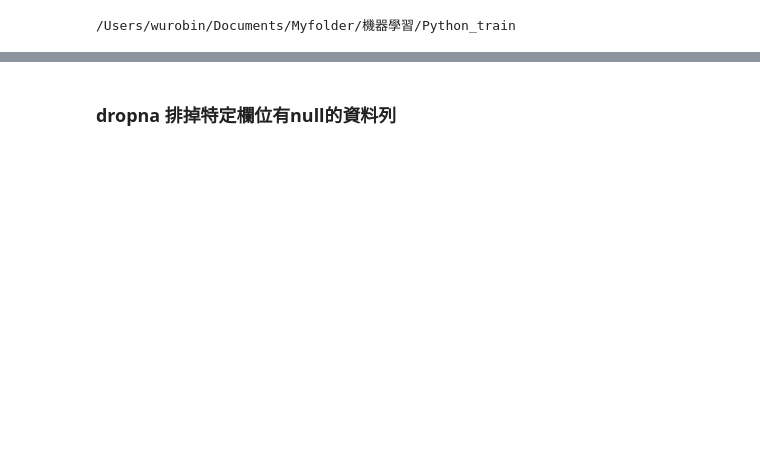
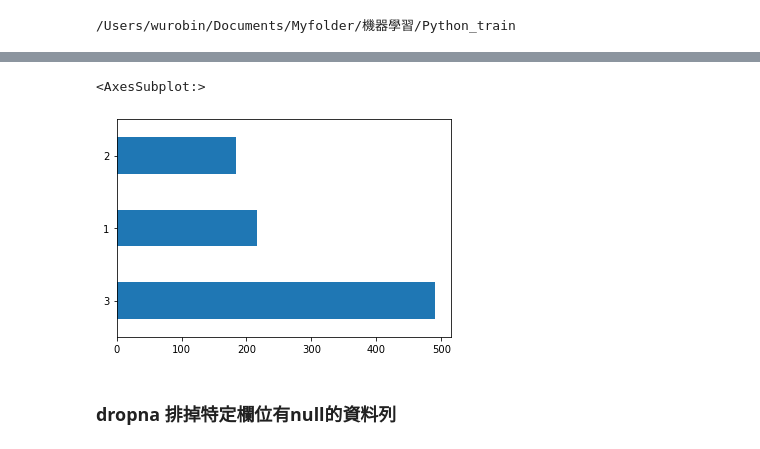
Before and after one commit to rvnkoiceygtq/Python, a Jupyter notebook: Titanic_regression.ipynb, the cells around one changed output, grey strips where cells are left out. Drawn from its saved outputs; the diff is of its cells as text; code cells hidden in the pictures; blank space fills up the shorter version.

```diff
--- a/Titanic_regression.ipynb
+++ b/Titanic_regression.ipynb
@@ -54,3 +251,9 @@ memory usage: 83.6+ KB
+# %%
+train['Pclass'].value_counts()
+train['Pclass'].value_counts().plot(kind='barh')
+# %% [output]
+<AxesSubplot:>
+[figure, added]
 # %% [markdown]
 ### dropna 排掉特定欄位有null的資料列
 # %%
```
Also changed, not shown: parts of 28 cells of this notebook.
